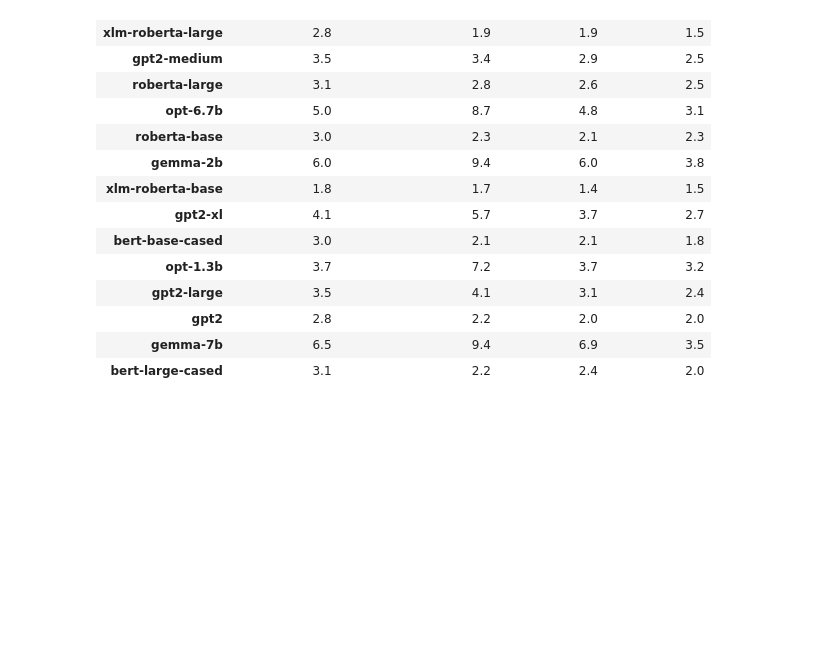
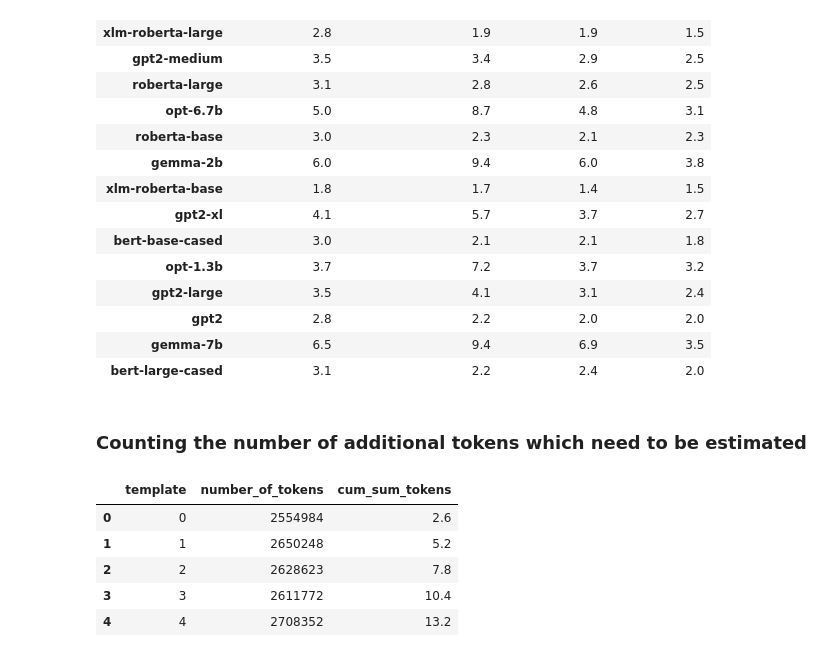
Before and after one commit to diamir707/LMsCONFonBEAR, a Jupyter notebook: results/e0other_results.ipynb, the cells around one changed output. Cells and saved outputs as stored; diff of their text form; code cells hidden in the pictures; blank space fills up the shorter version.

Commit message:
Counting the number of tokens for multiple-template estimates. Other improvements.

```diff
--- a/results/e0other_results.ipynb
+++ b/results/e0other_results.ipynb
@@ -261,3 +261,30 @@ pd.DataFrame(r).round(3).set_index("model")*100
 | gpt2 | 2.8 | 2.2 | 2.0 | 2.0 |
 | gemma-7b | 6.5 | 9.4 | 6.9 | 3.5 |
 | bert-large-cased | 3.1 | 2.2 | 2.4 | 2.0 |
+# %% [markdown]
+### Counting the number of additional tokens which need to be estimated
+# %%
+# Overhead gpt2
+gpt2 = pd.read_json("../results/scores/gpt2/scores.json", orient="records", lines=True)
+gpt2["number_of_tokens"] = gpt2.apply(lambda row: np.sum([len(x) for x in row["tokens"]]), axis=1)
+tokens_per_template_gpt2 = {
+    "template": [],
+    "number_of_tokens": [],
+    "cum_sum_tokens": []
+}
+for template in [0, 1, 2, 3, 4]:
+    d = gpt2[gpt2["template"] == template]
+    total_tokens = d["number_of_tokens"].sum()
+    tokens_per_template_gpt2["template"].append(template)
+    tokens_per_template_gpt2["number_of_tokens"].append(total_tokens)
+    cumsum = np.cumsum(tokens_per_template_gpt2["number_of_tokens"])[-1]
+    tokens_per_template_gpt2["cum_sum_tokens"].append(round(cumsum/1_000_000, 1))
+# %%
+pd.DataFrame(tokens_per_template_gpt2)
+# %% [output]
+|  | template | number_of_tokens | cum_sum_tokens |
+| 0 | 0 | 2554984 | 2.6 |
+| 1 | 1 | 2650248 | 5.2 |
+| 2 | 2 | 2628623 | 7.8 |
+| 3 | 3 | 2611772 | 10.4 |
+| 4 | 4 | 2708352 | 13.2 |
```
Also changed, not shown: parts of 2 cells of this notebook, 1 other file.
